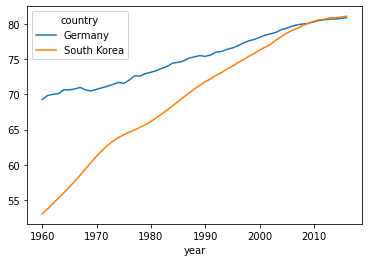
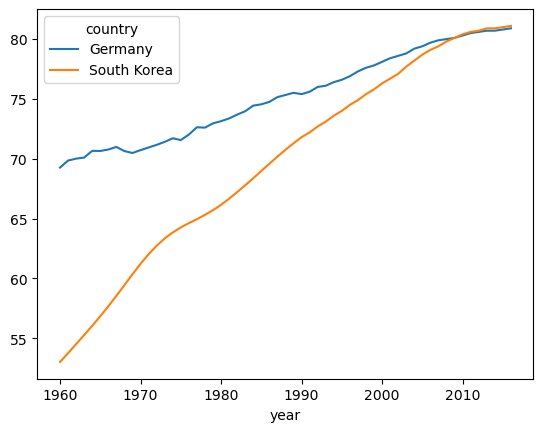
The notebook cell's code change between the first figure and the second:
--- before
+++ after
@@ -1 +1 @@
-df[df.country.isin(['South Korea', 'Germany'])].pivot(index='year', columns='country', values='life_expectancy').plot();
+df2[df2.country.isin(['South Korea', 'Germany'])].pivot(index='year', columns='country', values='life_expectancy').plot();

Commit: time series 1.2